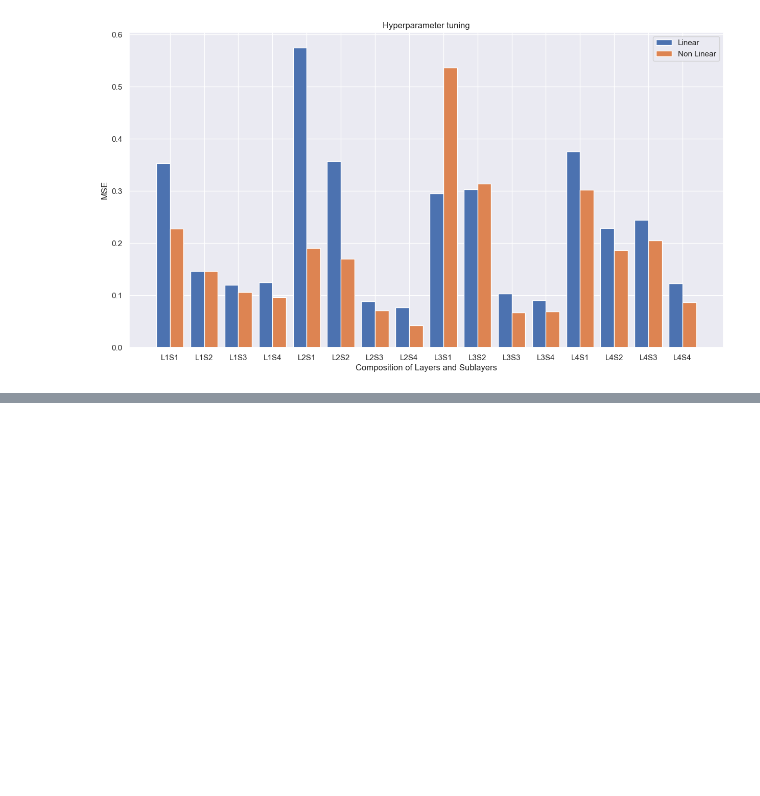
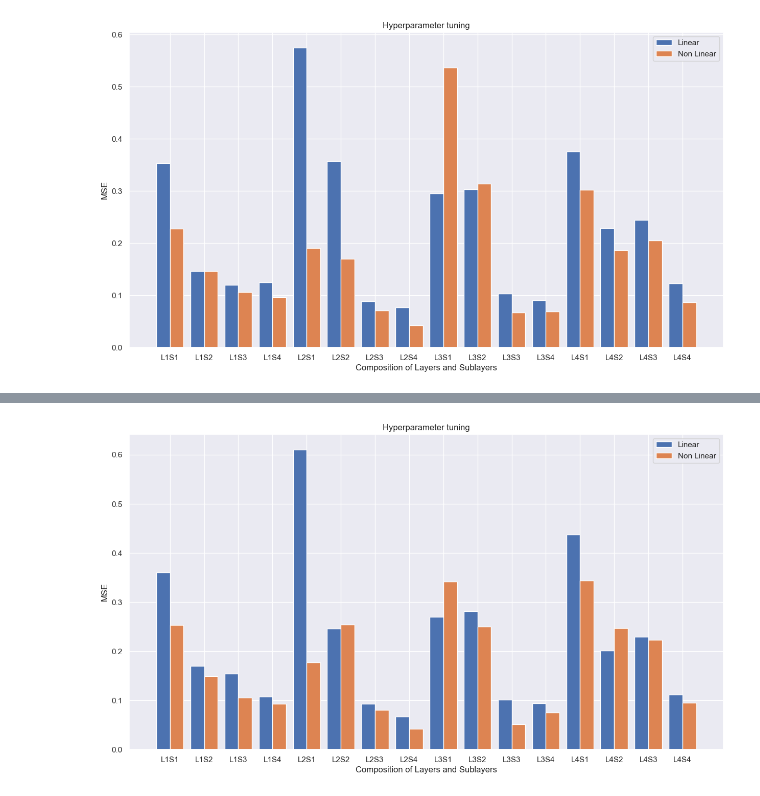
Before and after one commit to fran-scala/QuHack4IA_VQNN-track, a Jupyter notebook: model_selection/hyperparameter tuning.ipynb, the cells around one changed output, grey strips where cells are left out. Cells and saved outputs as stored; diff of their text form; code cells hidden in the pictures; blank space fills up the shorter version.

Commit message:
add: update hyperparams tuning analysis

```diff
--- a/model_selection/hyperparameter tuning.ipynb
+++ b/model_selection/hyperparameter tuning.ipynb
@@ -65,0 +74,3 @@ plt.show()
+# %%
+df = pd.read_csv('./mse_no_outliers.csv', sep=';', index_col=0)
+df.head()
@@ -65,0 +81,20 @@ plt.show()
+# %%
+_, ax = plt.subplots(1, 1, figsize=(15, 8))
+
+X = ['L'+x.split('-')[0] + 'S'+x.split('-')[1] for x in df.columns.values]
+X_axis = np.arange(len(X))
+
+y_linear = df.loc['Linear'].values
+y_nonlinear = df.loc['Nonlinear'].values
+
+ax.bar(X_axis - 0.2, y_linear, 0.4, label = 'Linear')
+ax.bar(X_axis + 0.2, y_nonlinear, 0.4, label = 'Non Linear')
+
+plt.xticks(X_axis, X)
+ax.set_xlabel("Composition of Layers and Sublayers")
+ax.set_ylabel("MSE")
+ax.set_title("Hyperparameter tuning")
+ax.legend()
+plt.show()
+# %% [output]
+[figure, added]
```
Also changed, not shown: parts of 5 cells of this notebook, 1 other file.
